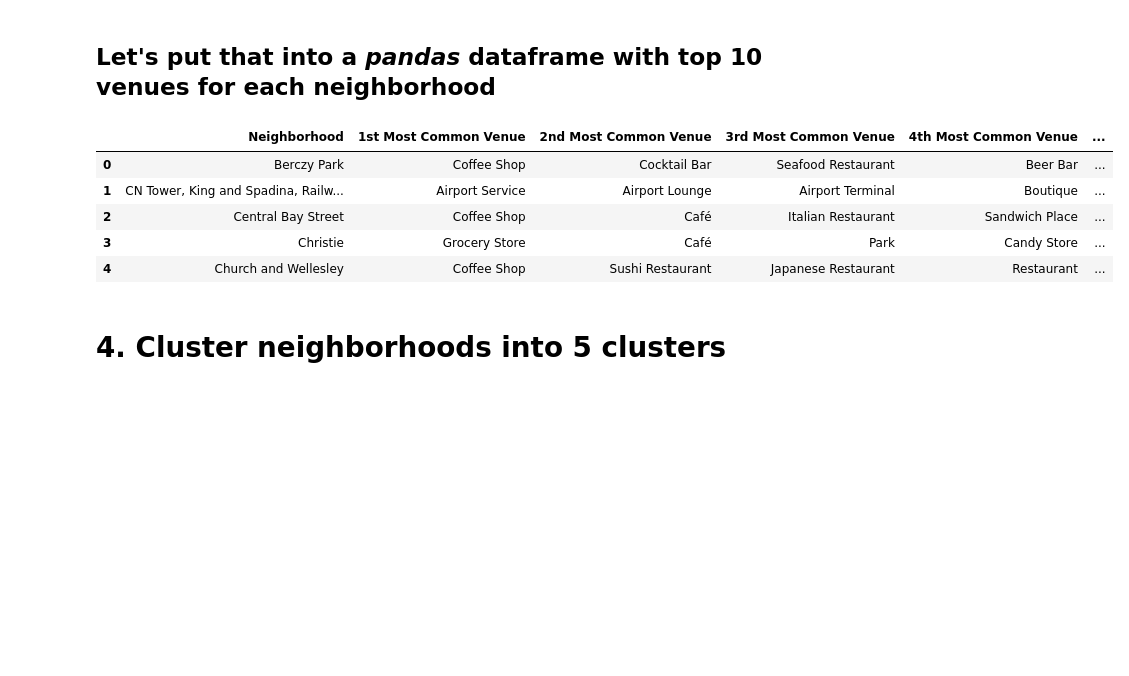
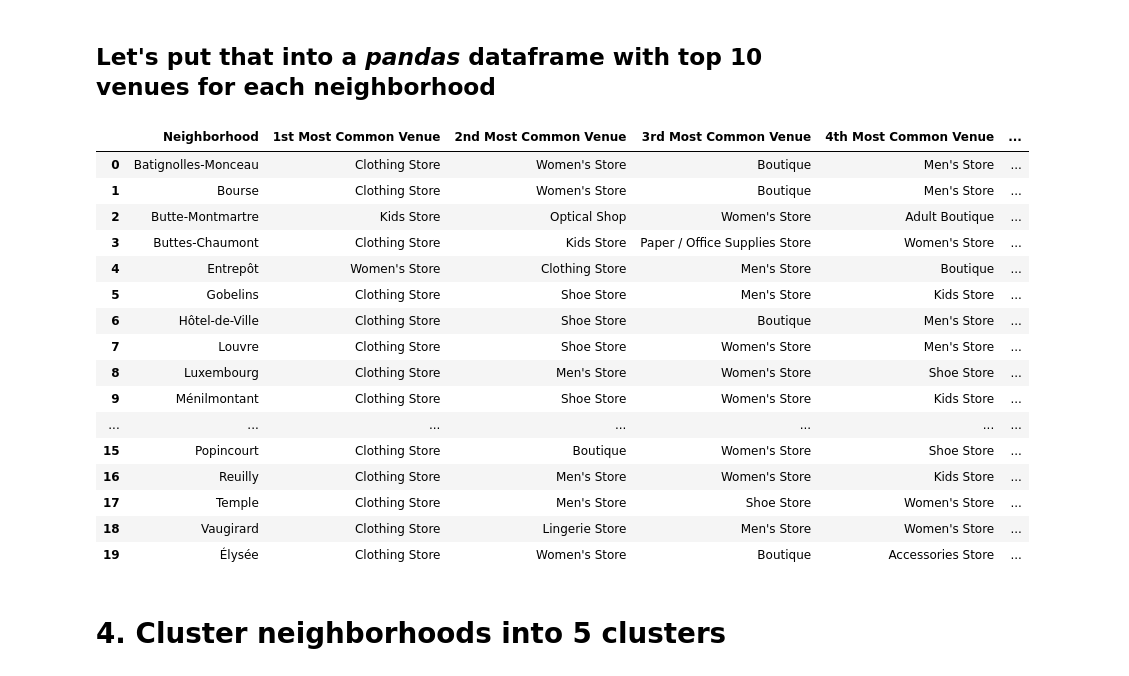
Before and after one commit to brainchild-vc/Coursera_Capstone, a Jupyter notebook: Capstone_Project_Paris.ipynb, the cells around one changed output. Saved outputs shown, nothing was run; the diff lists cells and outputs as text; code cells hidden in the pictures; blank space fills up the shorter version.

```diff
--- a/Capstone_Project_Paris.ipynb
+++ b/Capstone_Project_Paris.ipynb
@@ -222,14 +221,15 @@ def getNearbyVenues(names, latitudes, longitudes, radius=500):
         print(name)
 
         # create the API request URL
-        url = 'https://api.foursquare.com/v2/venues/explore?&client_id={}&client_secret={}&v={}&ll={},{}&radius={}&limit={}'.format(
+        url = 'https://api.foursquare.com/v2/venues/explore?&client_id={}&client_secret={}&v={}&ll={},{}&radius={}&limit={}&categoryId={}'.format(
             CLIENT_ID,
             CLIENT_SECRET,
             VERSION,
             lat,
             lng,
             radius,
-            LIMIT)
+            LIMIT,
+            category)
 
         # make the GET request
         results = requests.get(url).json()["response"]['groups'][0]['items']
@@ -257,8 +257,8 @@ def getNearbyVenues(names, latitudes, longitudes, radius=500):
 # %% [markdown]
 ## now we create a DataFrame containing the above data
 # %%
-toronto_venues = getNearbyVenues(names=toronto_data['Neighborhood'],
-                                   latitudes=toronto_data['Latitude'],
-                                   longitudes=toronto_data['Longitude']
+paris_venues = getNearbyVenues(names=df['Neighborhood'],
+                                   latitudes=df['latitude'],
+                                   longitudes=df['longitude']
                                   )
 # %% [output]
@@ -327,14 +328,14 @@ There are 204 uniques categories.
 # Analyze each neighbordhood
 # %%
 # one hot encoding
-toronto_onehot = pd.get_dummies(toronto_venues[['Venue Category']], prefix="", prefix_sep="")
+paris_onehot = pd.get_dummies(paris_venues[['Venue Category']], prefix="", prefix_sep="")
 
 # add neighborhood column back to dataframe
-toronto_onehot['Neighborhood'] = toronto_venues['Neighborhood']
+paris_onehot['Neighborhood'] = paris_venues['Neighborhood']
 
 # move neighborhood column to the first column
-fixed_columns = [toronto_onehot.columns[-1]] + list(toronto_onehot.columns[:-1])
-toronto_onehot = toronto_onehot[fixed_columns]
+fixed_columns = [paris_onehot.columns[-1]] + list(paris_onehot.columns[:-1])
+paris_onehot = paris_onehot[fixed_columns]
 
-toronto_onehot.head()
+paris_onehot.head()
 # %% [output]
@@ -354,6 +354,6 @@ toronto_onehot.shape
 # %% [markdown]
 ## Next, let's group rows by neighborhood and by taking the mean of the frequency of occurrence of each category
 # %%
-toronto_grouped = toronto_onehot.groupby('Neighborhood').mean().reset_index()
-toronto_grouped
+paris_grouped = paris_onehot.groupby('Neighborhood').mean().reset_index()
+paris_grouped
 # %% [output]
@@ -424,31 +423,42 @@ def return_most_common_venues(row, num_top_venues):
 # %%
 num_top_venues = 10
 
 indicators = ['st', 'nd', 'rd']
 
 # create columns according to number of top venues
 columns = ['Neighborhood']
 for ind in np.arange(num_top_venues):
     try:
         columns.append('{}{} Most Common Venue'.format(ind+1, indicators[ind]))
     except:
         columns.append('{}th Most Common Venue'.format(ind+1))
 
 # create a new dataframe
 neighborhoods_venues_sorted = pd.DataFrame(columns=columns)
-neighborhoods_venues_sorted['Neighborhood'] = toronto_grouped['Neighborhood']
+neighborhoods_venues_sorted['Neighborhood'] = paris_grouped['Neighborhood']
 
-for ind in np.arange(toronto_grouped.shape[0]):
-    neighborhoods_venues_sorted.iloc[ind, 1:] = return_most_common_venues(toronto_grouped.iloc[ind, :], num_top_venues)
+for ind in np.arange(paris_grouped.shape[0]):
+    neighborhoods_venues_sorted.iloc[ind, 1:] = return_most_common_venues(paris_grouped.iloc[ind, :], num_top_venues)
 
-neighborhoods_venues_sorted.head()
+neighborhoods_venues_sorted
 # %% [output]
 |  | Neighborhood | 1st Most Common Venue | 2nd Most Common Venue | 3rd Most Common Venue | 4th Most Common Venue | ... |
-| 0 | Berczy Park | Coffee Shop | Cocktail Bar | Seafood Restaurant | Beer Bar | ... |
-| 1 | CN Tower, King and Spadina, Railw... | Airport Service | Airport Lounge | Airport Terminal | Boutique | ... |
-| 2 | Central Bay Street | Coffee Shop | Café | Italian Restaurant | Sandwich Place | ... |
-| 3 | Christie | Grocery Store | Café | Park | Candy Store | ... |
-| 4 | Church and Wellesley | Coffee Shop | Sushi Restaurant | Japanese Restaurant | Restaurant | ... |
+| 0 | Batignolles-Monceau | Clothing Store | Women's Store | Boutique | Men's Store | ... |
+| 1 | Bourse | Clothing Store | Women's Store | Boutique | Men's Store | ... |
+| 2 | Butte-Montmartre | Kids Store | Optical Shop | Women's Store | Adult Boutique | ... |
+| 3 | Buttes-Chaumont | Clothing Store | Kids Store | Paper / Office Supplies Store | Women's Store | ... |
+| 4 | Entrepôt | Women's Store | Clothing Store | Men's Store | Boutique | ... |
+| 5 | Gobelins | Clothing Store | Shoe Store | Men's Store | Kids Store | ... |
+| 6 | Hôtel-de-Ville | Clothing Store | Shoe Store | Boutique | Men's Store | ... |
+| 7 | Louvre | Clothing Store | Shoe Store | Women's Store | Men's Store | ... |
+| 8 | Luxembourg | Clothing Store | Men's Store | Women's Store | Shoe Store | ... |
+| 9 | Ménilmontant | Clothing Store | Shoe Store | Women's Store | Kids Store | ... |
+| ... | ... | ... | ... | ... | ... | ... |
+| 15 | Popincourt | Clothing Store | Boutique | Women's Store | Shoe Store | ... |
+| 16 | Reuilly | Clothing Store | Men's Store | Women's Store | Kids Store | ... |
+| 17 | Temple | Clothing Store | Men's Store | Shoe Store | Women's Store | ... |
+| 18 | Vaugirard | Clothing Store | Lingerie Store | Men's Store | Women's Store | ... |
+| 19 | Élysée | Clothing Store | Women's Store | Boutique | Accessories Store | ... |
 # %% [markdown]
 # 4. Cluster neighborhoods into 5 clusters
 # %% [markdown]
```
Also changed, not shown: parts of 55 cells of this notebook.
